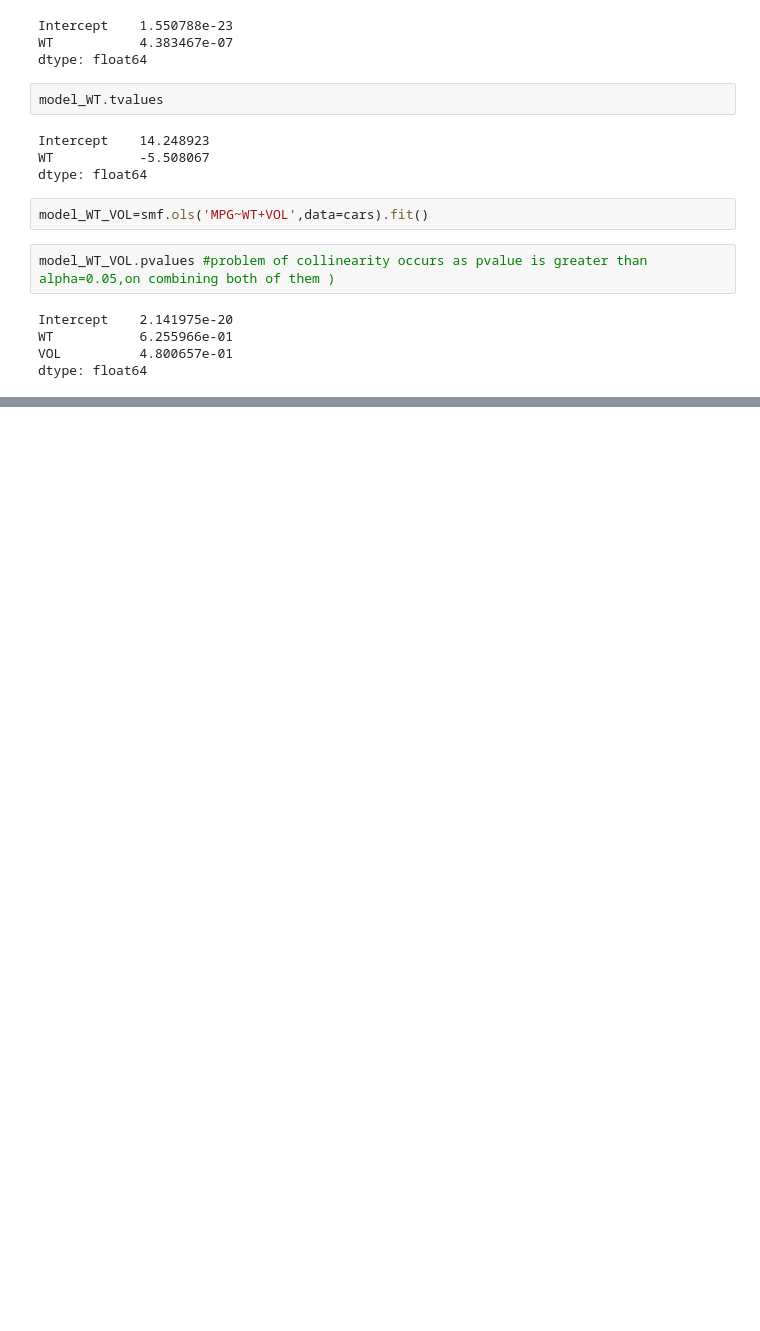
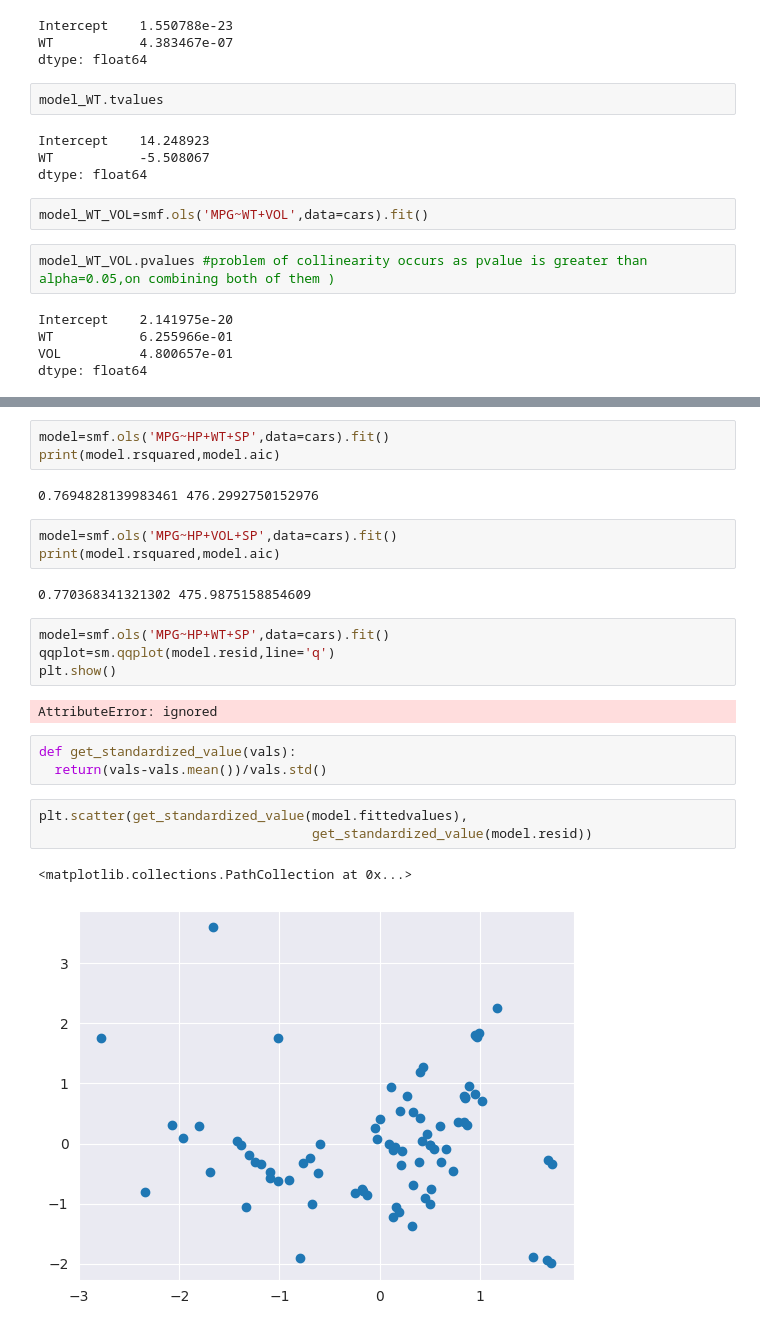
Before and after one commit to Ravindrakumarnayak/Machine_learning, a Jupyter notebook: multi_regression_model_practice.ipynb, the cells around one changed output, grey strips where cells are left out. Cells and saved outputs as stored; diff of their text form; blank space fills up the shorter version.

```diff
--- a/multi_regression_model_practice.ipynb
+++ b/multi_regression_model_practice.ipynb
@@ -175,0 +198,25 @@ dtype: float64
+# %%
+model=smf.ols('MPG~HP+WT+SP',data=cars).fit()
+print(model.rsquared,model.aic)
+# %% [output]
+0.7694828139983461 476.2992750152976
+# %%
+model=smf.ols('MPG~HP+VOL+SP',data=cars).fit()
+print(model.rsquared,model.aic)
+# %% [output]
+0.770368341321302 475.9875158854609
+# %%
+model=smf.ols('MPG~HP+WT+SP',data=cars).fit()
+qqplot=sm.qqplot(model.resid,line='q')
+plt.show()
+# %% [output]
+AttributeError: ignored
+# %%
+def get_standardized_value(vals):
+  return(vals-vals.mean())/vals.std()
+# %%
+plt.scatter(get_standardized_value(model.fittedvalues),
+                                   get_standardized_value(model.resid))
+# %% [output]
+<matplotlib.collections.PathCollection at 0x...>
+[figure, added]
```
Also changed, not shown: parts of 18 cells of this notebook.
